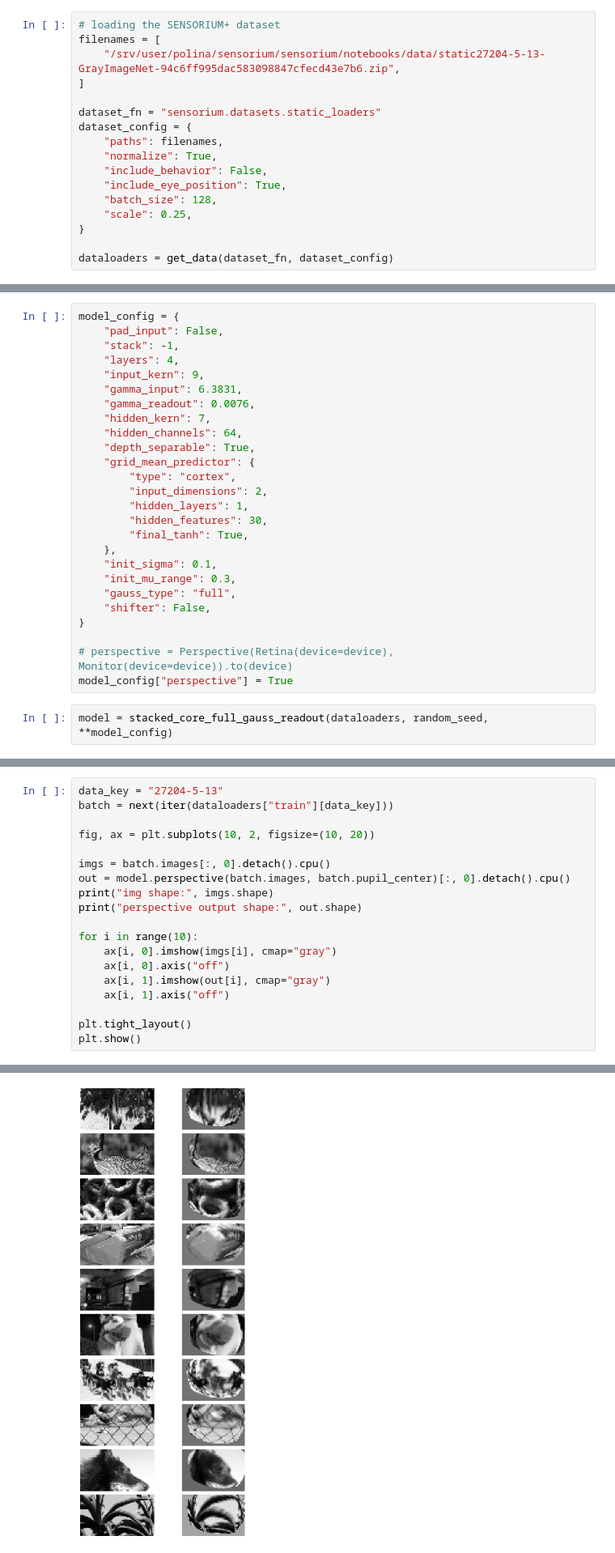
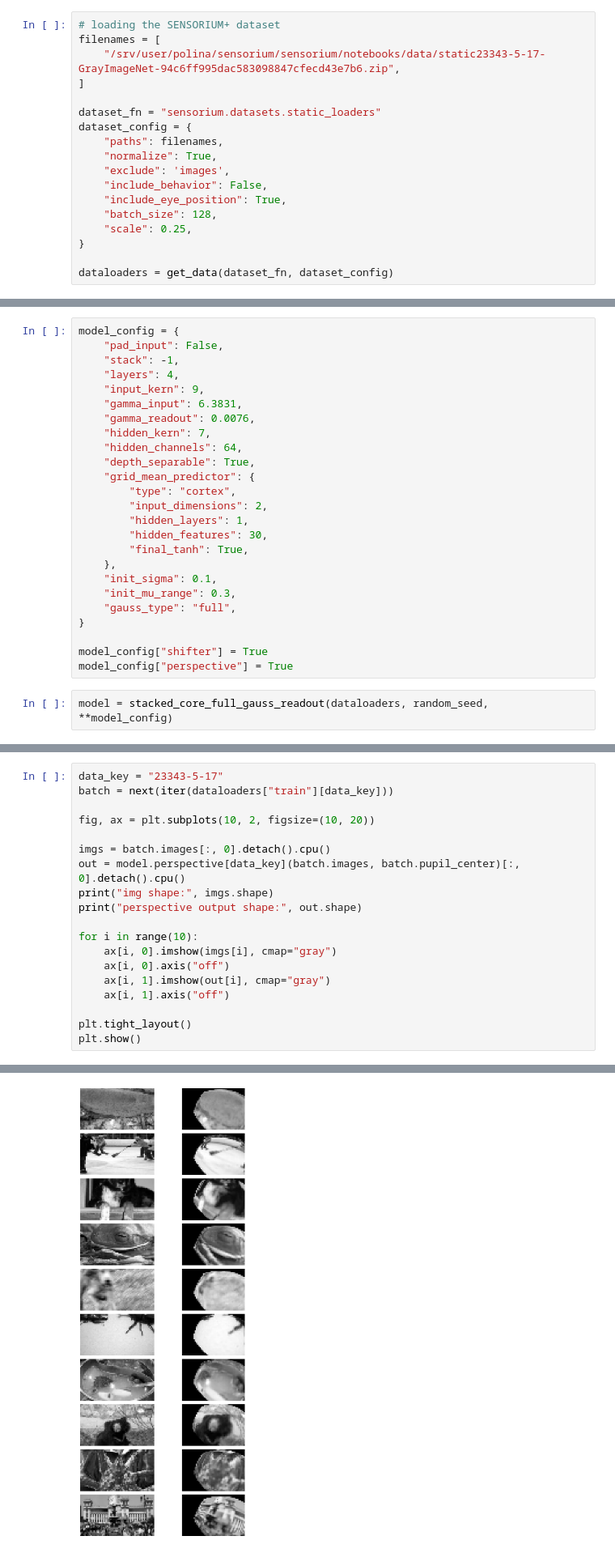
Before and after one commit to NathanSoeding/sensorium, a Jupyter notebook: perspective/perspective_train.ipynb, the cells around one changed output, grey strips where cells are left out. Shown at 81% size. Drawn from its saved outputs; the diff is of its cells as text.

Commit message:
comparison between shifter and perspective on full data

```diff
--- a/perspective/perspective_train.ipynb
+++ b/perspective/perspective_train.ipynb
@@ -13,13 +13,14 @@ torch.cuda.set_device(device)
 # %%
 # loading the SENSORIUM+ dataset
 filenames = [
-    "/srv/user/polina/sensorium/sensorium/notebooks/data/static27204-5-13-GrayImageNet-94c6ff995dac583098847cfecd43e7b6.zip",
+    "/srv/user/polina/sensorium/sensorium/notebooks/data/static23343-5-17-GrayImageNet-94c6ff995dac583098847cfecd43e7b6.zip",
 ]
 
 dataset_fn = "sensorium.datasets.static_loaders"
 dataset_config = {
     "paths": filenames,
     "normalize": True,
+    "exclude": 'images',
     "include_behavior": False,
     "include_eye_position": True,
     "batch_size": 128,
@@ -48,10 +51,9 @@ model_config = {
     "init_sigma": 0.1,
     "init_mu_range": 0.3,
     "gauss_type": "full",
-    "shifter": False,
 }
 
-# perspective = Perspective(Retina(device=device), Monitor(device=device)).to(device)
+model_config["shifter"] = True
 model_config["perspective"] = True
 # %%
 model = stacked_core_full_gauss_readout(dataloaders, random_seed, **model_config)
@@ -101,24 +140,24 @@ list(model.perspective.parameters())
 # %%
-data_key = "27204-5-13"
+data_key = "23343-5-17"
 batch = next(iter(dataloaders["train"][data_key]))
 
 fig, ax = plt.subplots(10, 2, figsize=(10, 20))
 
 imgs = batch.images[:, 0].detach().cpu()
-out = model.perspective(batch.images, batch.pupil_center)[:, 0].detach().cpu()
+out = model.perspective[data_key](batch.images, batch.pupil_center)[:, 0].detach().cpu()
 print("img shape:", imgs.shape)
 print("perspective output shape:", out.shape)
 
 for i in range(10):
     ax[i, 0].imshow(imgs[i], cmap="gray")
     ax[i, 0].axis("off")
     ax[i, 1].imshow(out[i], cmap="gray")
     ax[i, 1].axis("off")
 
 plt.tight_layout()
 plt.show()
 # %% [output]
 img shape: torch.Size([128, 36, 64])
 perspective output shape: torch.Size([128, 36, 54])
-[figure, old version]
+[figure, new version]
 # %%
```
Also changed, not shown: parts of 10 cells of this notebook, 4 other files.
